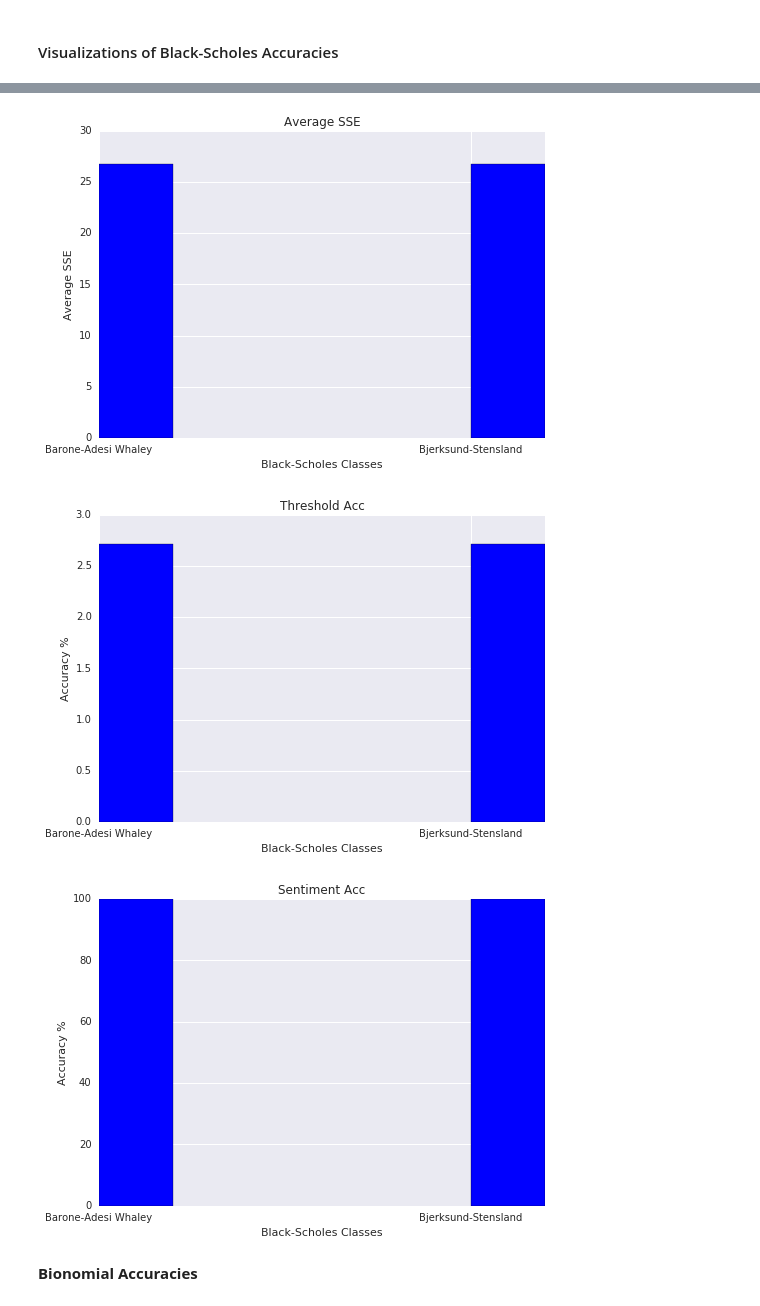
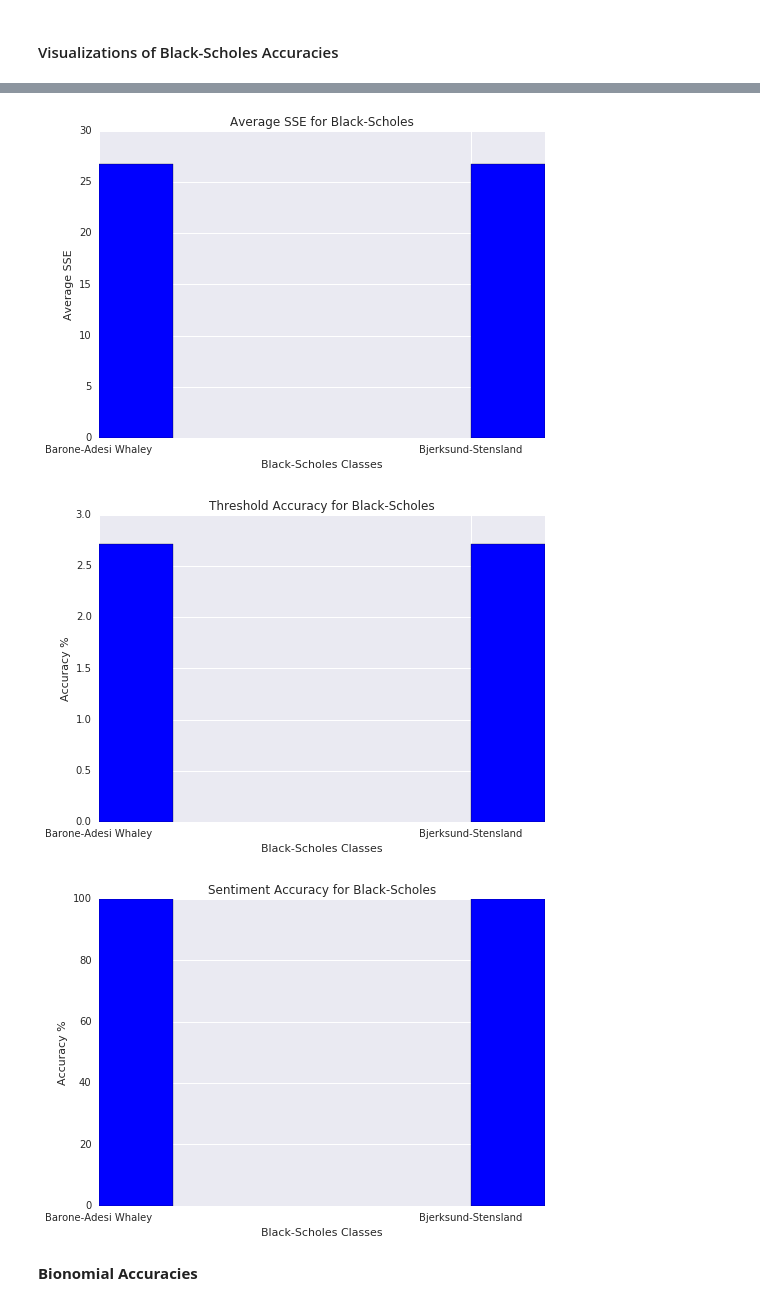
Before and after one commit to joelbraun/StockSim, a Jupyter notebook: Project.ipynb, the cells around one changed output, grey strips where cells are left out. Cells and saved outputs as stored; diff of their text form; code cells hidden in the pictures.

Commit message:
done q1, q2, and q3 in notebook
finished adding visualization for question 1, 2, and 3 in the jupyter
notebook

```diff
--- a/Project.ipynb
+++ b/Project.ipynb
@@ -96,7 +101,7 @@ i = np.arange(len(bsNames))
 ## plot histogram for SSE
 fig, plot = plt.subplots()
 bar = plot.bar(i, sse, width, color='b')
-plot.set_title('SSE')
+plot.set_title('SSE for Black-Scholes')
 plot.set_xlabel('Black-Scholes Classes')
 plot.set_ylabel('SSE')
 plot.set_xticklabels(names)
@@ -106,7 +111,7 @@ plt.show()
 ## plot histogram for Average SSE
 fig, plot = plt.subplots()
 bar = plot.bar(i, avgSSE, width, color='b')
-plot.set_title('Average SSE')
+plot.set_title('Average SSE for Black-Scholes')
 plot.set_xlabel('Black-Scholes Classes')
 plot.set_ylabel('Average SSE')
 plot.set_xticklabels(names)
@@ -116,7 +121,7 @@ plt.show()
 ## plot histogram for threshold accuracy
 fig, plot = plt.subplots()
 bar = plot.bar(i, tAcc, width, color='b')
-plot.set_title('Threshold Acc')
+plot.set_title('Threshold Accuracy for Black-Scholes')
 plot.set_xlabel('Black-Scholes Classes')
 plot.set_ylabel('Accuracy %')
 plot.set_xticklabels(names)
@@ -126,7 +131,7 @@ plt.show()
 #plot histogram for sentiment accuracy
 fig, plot = plt.subplots()
 bar = plot.bar(i, sAcc, width, color='b')
-plot.set_title('Sentiment Acc')
+plot.set_title('Sentiment Accuracy for Black-Scholes')
 plot.set_xlabel('Black-Scholes Classes')
 plot.set_ylabel('Accuracy %')
 plot.set_xticklabels(names)
@@ -137,6 +142,6 @@ plt.show()
-[figure, old version]
+[figure, new version]
-[figure, old version]
+[figure, new version]
-[figure, old version]
+[figure, new version]
 # %% [markdown]
 <b>Bionomial Accuracies</b>
 # %%
```
Also changed, not shown: parts of 33 cells of this notebook, 1 other file.
